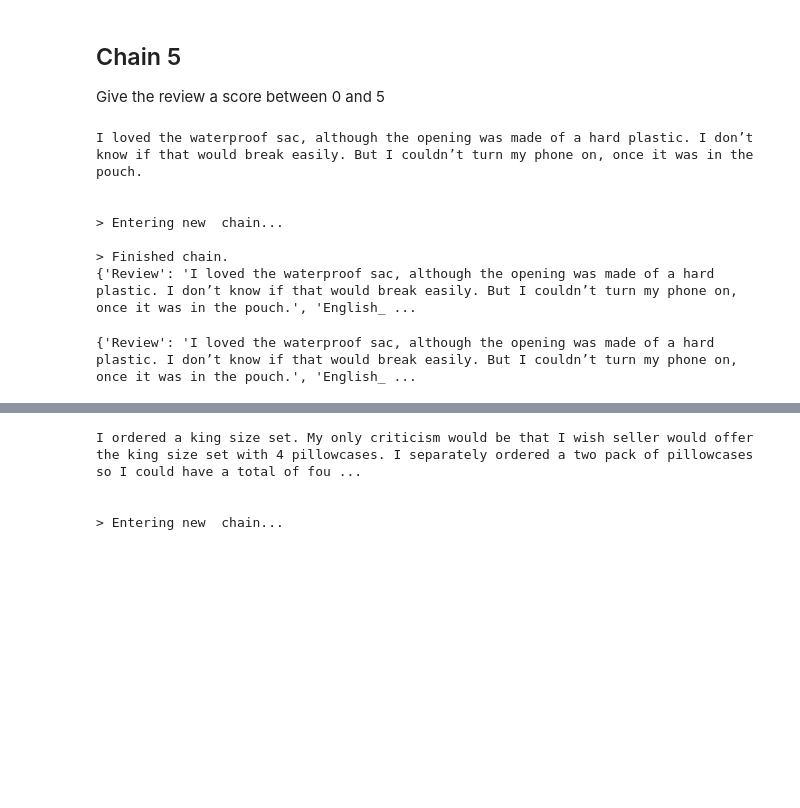
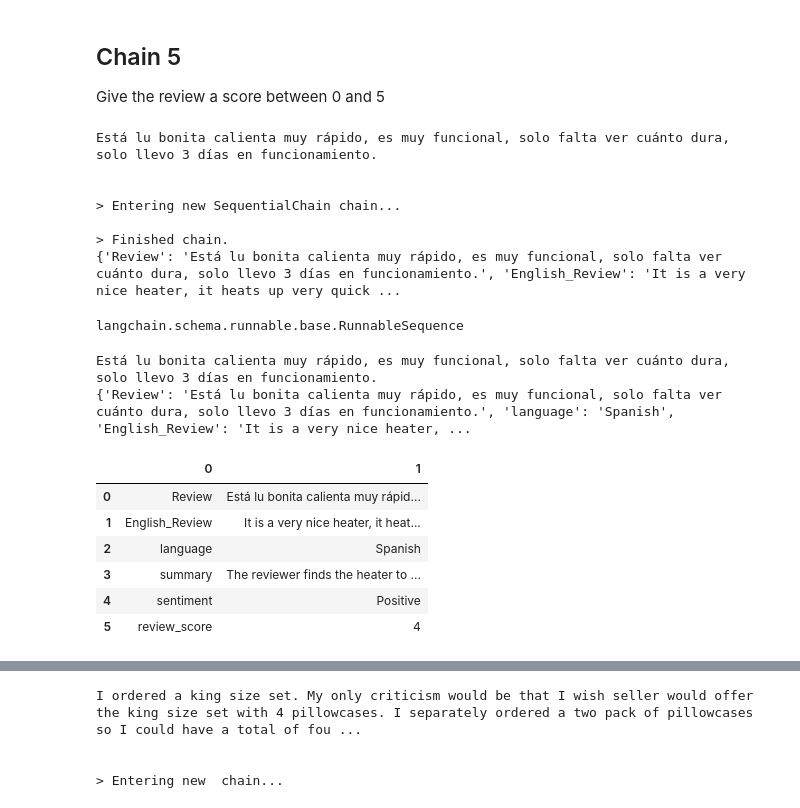
Before and after one commit to altg/LLM, a Jupyter notebook: DeeplearningAI/Langchain/T5-Chains.ipynb, the cells around one changed output, grey strips where cells are left out. Cells and saved outputs as stored; diff of their text form; code cells hidden in the pictures; blank space fills up the shorter version.

```diff
--- a/DeeplearningAI/Langchain/T5-Chains.ipynb
+++ b/DeeplearningAI/Langchain/T5-Chains.ipynb
@@ -81,20 +102,75 @@ overall_chain = SequentialChain(
     verbose=True
 )
 # %%
-review = df.Review[1]
+review = df.Review[6]
 print(review)
 msg = overall_chain(review)
 print(msg)
 # %% [output]
-I loved the waterproof sac, although the opening was made of a hard plastic. I don’t know if that would break easily. But I couldn’t turn my phone on, once it was in the pouch.
+Está lu bonita calienta muy rápido, es muy funcional, solo falta ver cuánto dura, solo llevo 3 días en funcionamiento.
 
 
-> Entering new  chain...
+> Entering new SequentialChain chain...
 
 > Finished chain.
-{'Review': 'I loved the waterproof sac, although the opening was made of a hard plastic. I don’t know if that would break easily. But I couldn’t turn my phone on, once it was in the pouch.', 'English_ ...
+{'Review': 'Está lu bonita calienta muy rápido, es muy funcional, solo falta ver cuánto dura, solo llevo 3 días en funcionamiento.', 'English_Review': 'It is a very nice heater, it heats up very quick ...
-# %%
-print(msg)
-# %% [output]
-{'Review': 'I loved the waterproof sac, although the opening was made of a hard plastic. I don’t know if that would break easily. But I couldn’t turn my phone on, once it was in the pouch.', 'English_ ...
+# %%
+#overall_chain2 = first_prompt | chain_one | second_prompt | chain_two | third_prompt | chain_three | fourth_prompt | chain_four | fifth_prompt | chain_five
+from operator import itemgetter
+from langchain.schema.runnable import RunnableMap
+
+chain1 = first_prompt| llm | StrOutputParser()
+
+chain2 = {'language' : chain1 , 'Review' : itemgetter("Review")} | second_prompt | llm  | StrOutputParser()
+
+chain3 = { 'English_Review' : chain2 } | third_prompt | llm | StrOutputParser()
+
+chain4 = { 'Review' : itemgetter("Review") } | fourth_prompt | llm | StrOutputParser()
+
+chain5 = { 'English_Review' : chain2 } | fifth_prompt | llm | StrOutputParser()
+
+last_prompt = ChatPromptTemplate.from_template(
+    "Combine the following in to a JSON object - Review: {Review} ,  Language: {language}, English_review: {English_Review}, Summary: {summary}"
+)
+
+# overall_chain2 = {
+#     'Review' : itemgetter("Review"),
+#     'language' : chain1,
+#     'English_Review' : chain2,
+#     'summary' : chain3
+# } | last_prompt | llm | StrOutputParser()
+
+final_output = RunnableMap(
+    {
+        "Review": itemgetter("Review"),
+        "language": chain1,
+        'English_Review' : chain2,
+        'summary' : chain3,
+        'sentiment' : chain4,
+        'review_score' : chain5
+    })
+
+overall_chain2 = final_output
+
+#type(chain1)
+# %% [output]
+langchain.schema.runnable.base.RunnableSequence
+# %%
+review = df.Review[6]
+print(review)
+msg = overall_chain2.invoke({"Review" : review})
+print(msg)
+# %% [output]
+Está lu bonita calienta muy rápido, es muy funcional, solo falta ver cuánto dura, solo llevo 3 días en funcionamiento.
+{'Review': 'Está lu bonita calienta muy rápido, es muy funcional, solo falta ver cuánto dura, solo llevo 3 días en funcionamiento.', 'language': 'Spanish', 'English_Review': 'It is a very nice heater, ...
+# %%
+pd.DataFrame(msg.items())
+# %% [output]
+|  | 0 | 1 |
+| 0 | Review | Está lu bonita calienta muy rápid... |
+| 1 | English_Review | It is a very nice heater, it heat... |
+| 2 | language | Spanish |
+| 3 | summary | The reviewer finds the heater to ... |
+| 4 | sentiment | Positive |
+| 5 | review_score | 4 |
 # %%
```
Also changed, not shown: parts of 6 cells of this notebook, 28 other files.
